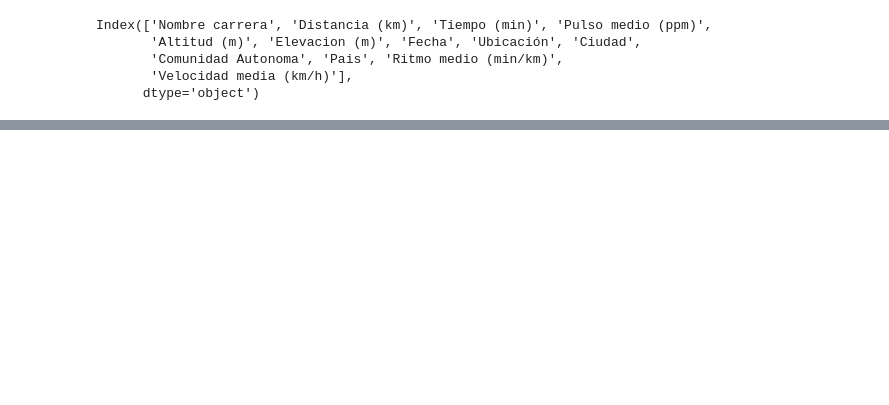
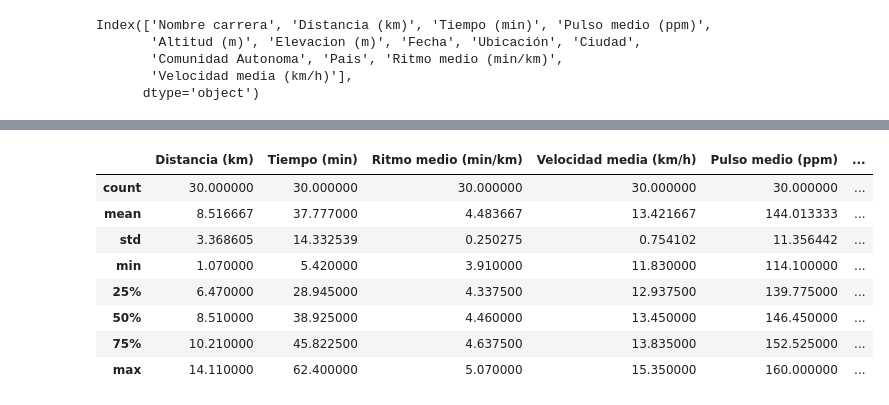
Before and after one commit to marcunu/API-Scrap, a Jupyter notebook: API information.ipynb, the cells around one changed output, grey strips where cells are left out. Saved outputs shown, nothing was run; the diff lists cells and outputs as text; code cells hidden in the pictures; blank space fills up the shorter version.

```diff
--- a/API information.ipynb
+++ b/API information.ipynb
@@ -272,2 +280,14 @@ carreras.sample(5)
 # %%
 carreras.to_csv(".\data\mis_carreras.csv")
+# %%
+carreras.describe()
+# %% [output]
+|  | Distancia (km) | Tiempo (min) | Ritmo medio (min/km) | Velocidad media (km/h) | Pulso medio (ppm) | ... |
+| count | 30.000000 | 30.000000 | 30.000000 | 30.000000 | 30.000000 | ... |
+| mean | 8.516667 | 37.777000 | 4.483667 | 13.421667 | 144.013333 | ... |
+| std | 3.368605 | 14.332539 | 0.250275 | 0.754102 | 11.356442 | ... |
+| min | 1.070000 | 5.420000 | 3.910000 | 11.830000 | 114.100000 | ... |
+| 25% | 6.470000 | 28.945000 | 4.337500 | 12.937500 | 139.775000 | ... |
+| 50% | 8.510000 | 38.925000 | 4.460000 | 13.450000 | 146.450000 | ... |
+| 75% | 10.210000 | 45.822500 | 4.637500 | 13.835000 | 152.525000 | ... |
+| max | 14.110000 | 62.400000 | 5.070000 | 15.350000 | 160.000000 | ... |
```
Also changed, not shown: parts of 13 cells of this notebook, 6 other files.
